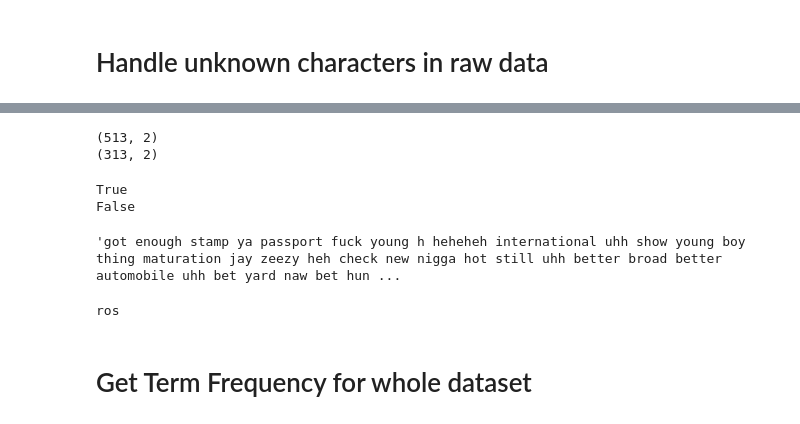
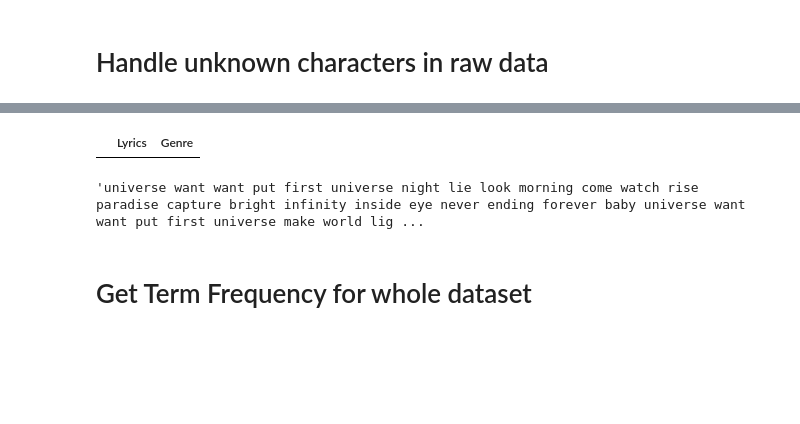
Before and after one commit to robpasternak/GenreGuesser, a Jupyter notebook: notebooks/gg_data_exploration.ipynb, the cells around one changed output, grey strips where cells are left out. Cells and saved outputs as stored; diff of their text form; code cells hidden in the pictures; blank space fills up the shorter version.

```diff
--- a/notebooks/gg_data_exploration.ipynb
+++ b/notebooks/gg_data_exploration.ipynb
@@ -242,20 +259,0 @@ result = [i for i in s if not re.findall("[^\u0000-\u05C0\u2100-\u214F]+",i)]
-# %%
-df1 = df[df['Lyrics'].str.contains(r'[^a-zA-Z0-9 -]')]
-print(df1.shape)
-#df1.iloc[2]['Lyrics']
-
-df3 = df[df['Lyrics'].str.contains(r"[^\u0000-\u05C0\u2100-\u214F]+")]
-print(df3.shape)
-#df3.iloc[2]['Lyrics']
-# %% [output]
-(513, 2)
-(313, 2)
-# %%
-def is_english(text):
-    return text.isascii()
-
-print(is_english("Test"))
-print(is_english("_1991_اف_جي2"))
-# %% [output]
-True
-False
@@ -266,17 +259,0 @@ def clear_char(text):
-# %%
-df['Lyrics'] = df['Lyrics'].apply(clear_char)
-# %%
-df2 = df[df['Lyrics'].str.contains('é')]
-len(df2)
-df1.iloc[0]['Lyrics']
-# %% [output]
-'got enough stamp ya passport fuck young h heheheh international uhh show young boy thing maturation jay zeezy heh check new nigga hot still uhh better broad better automobile uhh bet yard naw bet hun ...
-# %%
-text = "rosé"
-
-encoded_string = text.encode("ascii", "ignore")
-decode_string = encoded_string.decode()
-
-print(decode_string)
-# %% [output]
-ros
@@ -286,3 +260,11 @@ df['Lyrics']
+# %%
+df.loc[df.iloc[:,0].str.contains('함께')]
+# %% [output]
+|  | Lyrics | Genre |
+# %%
+df.Lyrics[9197]
+# %% [output]
+'universe want want put first universe night lie look morning come watch rise paradise capture bright infinity inside eye never ending forever baby universe want want put first universe make world lig ...
 # %% [markdown]
 # Get Term Frequency for whole dataset
 # %%
```
Also changed, not shown: parts of 21 cells of this notebook.
